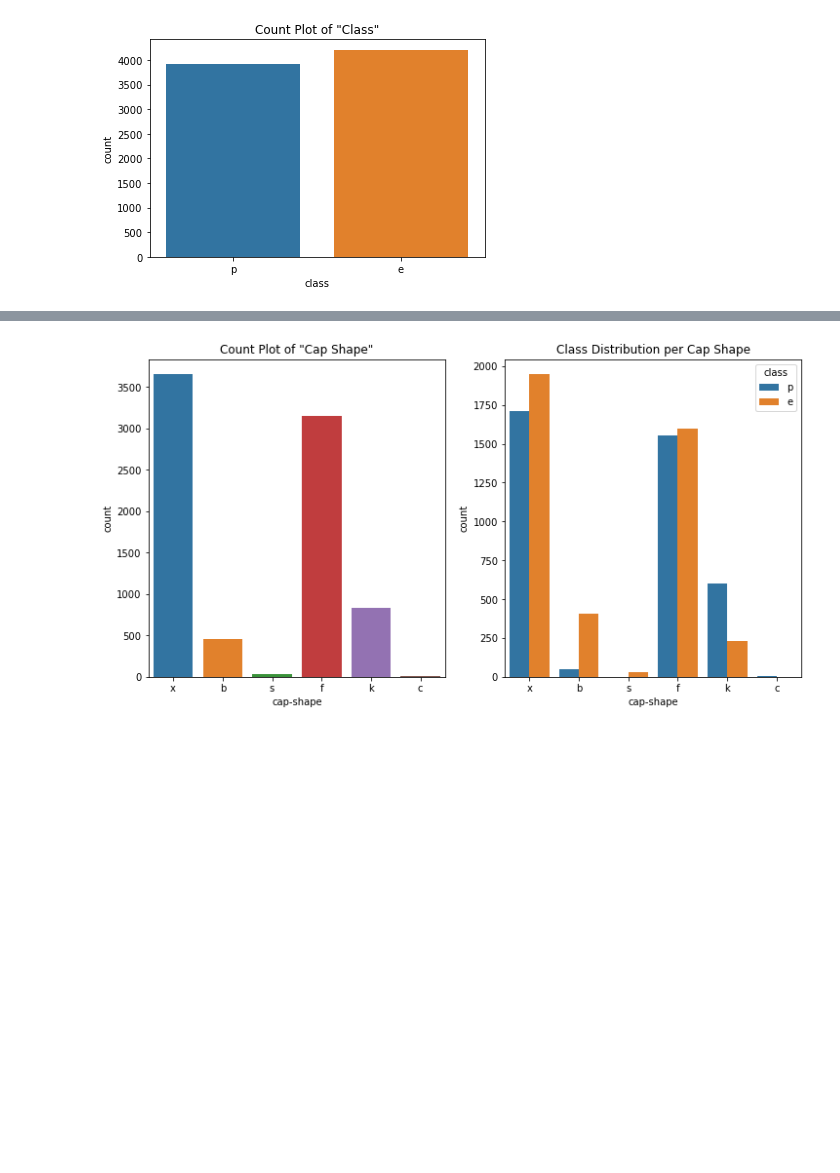
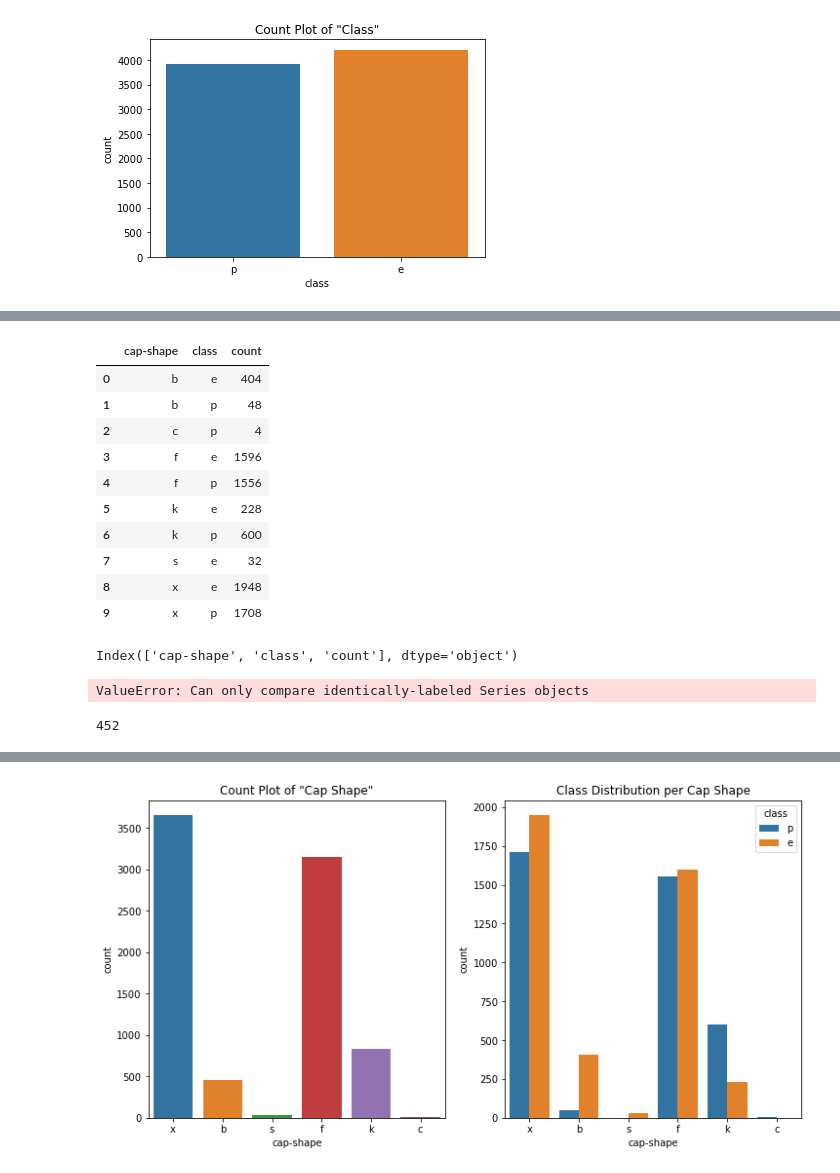
Before and after one commit to AvinashBisram/Machine-Learning, a Jupyter notebook: Classification/Classification Comparison.ipynb, the cells around one changed output, grey strips where cells are left out. Cells and saved outputs as stored; diff of their text form; code cells hidden in the pictures; blank space fills up the shorter version.

Commit message:
Creating EDA Helper Functions

```diff
--- a/Classification/Classification Comparison.ipynb
+++ b/Classification/Classification Comparison.ipynb
@@ -236,0 +283,23 @@ plt.show()
+# %%
+'''Display the percentages of "class" within a given feature'''
+
+# Testing with cap-shape feature
+
+temp = rawData[['cap-shape','class']].groupby(['cap-shape','class'],axis=0).value_counts().reset_index().rename({0:'count'},axis=1)
+temp
+# %% [output]
+|  | cap-shape | class | count |
+| 0 | b | e | 404 |
+| 1 | b | p | 48 |
+| 2 | c | p | 4 |
+| 3 | f | e | 1596 |
+| 4 | f | p | 1556 |
+| 5 | k | e | 228 |
+| 6 | k | p | 600 |
+| 7 | s | e | 32 |
+| 8 | x | e | 1948 |
+| 9 | x | p | 1708 |
+# %%
+temp.columns
+# %% [output]
+Index(['cap-shape', 'class', 'count'], dtype='object')
@@ -237,3 +308,18 @@ plt.show()
+# %%
+temp['count'] = temp['count'] / (rawData[rawData['cap-shape']==temp['cap-shape']]).shape[0]
+# %% [output]
+ValueError: Can only compare identically-labeled Series objects
+# %%
+def helper(row):
+    columnName = 'cap-shape'
+    partialSum = rawData[rawData[columnName]==row['cap-shape']].shape[0]
+    row['count'] = row['count'] / partialSum
+
+temp.iloc[0]['cap-shape']
+
+rawData[rawData['cap-shape']==temp.iloc[0]['cap-shape']].shape[0]
+# %% [output]
+452
 # %%
 temp = round(rawData[['cap-shape','class']].groupby('cap-shape').agg('count').sort_values('class',ascending=False) / len(rawData) * 100,2)
 sns.barplot(x=temp.index,y=temp['class']);
```
Also changed, not shown: parts of 40 cells of this notebook.
